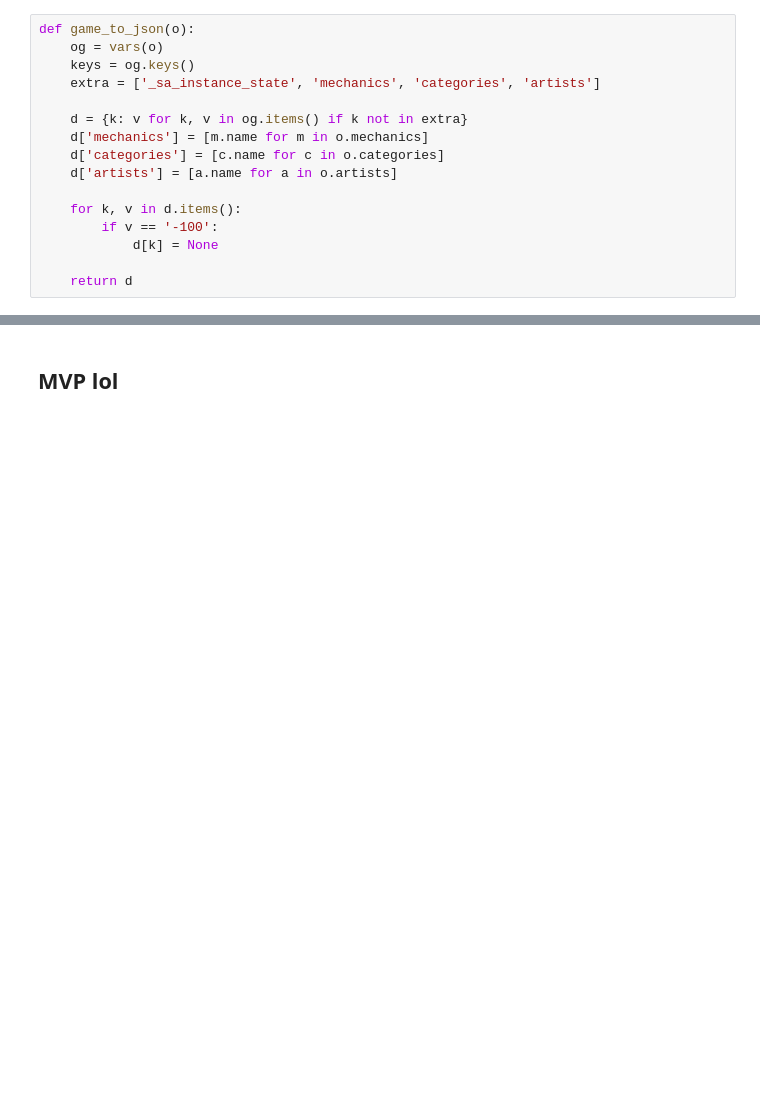
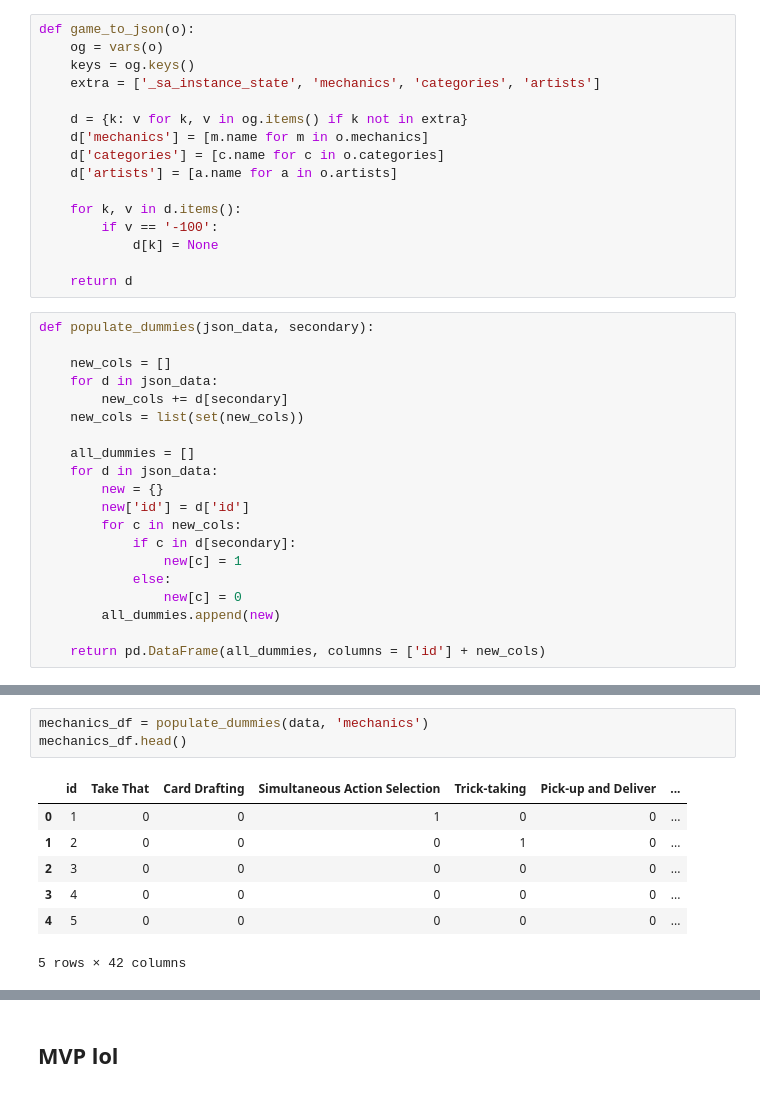
Before and after one commit to danjizquierdo/BoardGameRecommender, a Jupyter notebook: json-mvp.ipynb, the cells around one changed output, grey strips where cells are left out. Saved outputs shown, nothing was run; the diff lists cells and outputs as text; blank space fills up the shorter version.

```diff
--- a/json-mvp.ipynb
+++ b/json-mvp.ipynb
@@ -29,3 +34,23 @@ def game_to_json(o):
             d[k] = None
 
     return d
+# %%
+def populate_dummies(json_data, secondary):
+
+    new_cols = []
+    for d in json_data:
+        new_cols += d[secondary]
+    new_cols = list(set(new_cols))
+
+    all_dummies = []
+    for d in json_data:
+        new = {}
+        new['id'] = d['id']
+        for c in new_cols:
+            if c in d[secondary]:
+                new[c] = 1
+            else:
+                new[c] = 0
+        all_dummies.append(new)
+
+    return pd.DataFrame(all_dummies, columns = ['id'] + new_cols)
@@ -31,0 +68,11 @@ def game_to_json(o):
+# %%
+mechanics_df = populate_dummies(data, 'mechanics')
+mechanics_df.head()
+# %% [output]
+|  | id | Take That | Card Drafting | Simultaneous Action Selection | Trick-taking | Pick-up and Deliver | ... |
+| 0 | 1 | 0 | 0 | 1 | 0 | 0 | ... |
+| 1 | 2 | 0 | 0 | 0 | 1 | 0 | ... |
+| 2 | 3 | 0 | 0 | 0 | 0 | 0 | ... |
+| 3 | 4 | 0 | 0 | 0 | 0 | 0 | ... |
+| 4 | 5 | 0 | 0 | 0 | 0 | 0 | ... |
+5 rows × 42 columns
```
Also changed, not shown: parts of 21 cells of this notebook, 18 other files.
